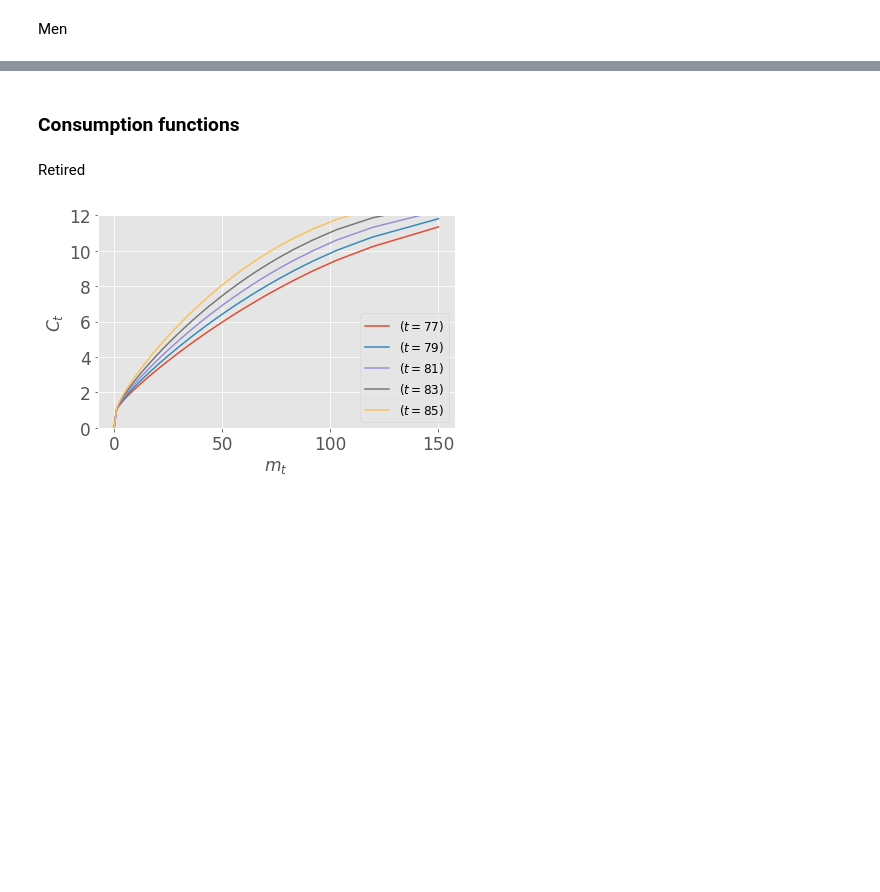
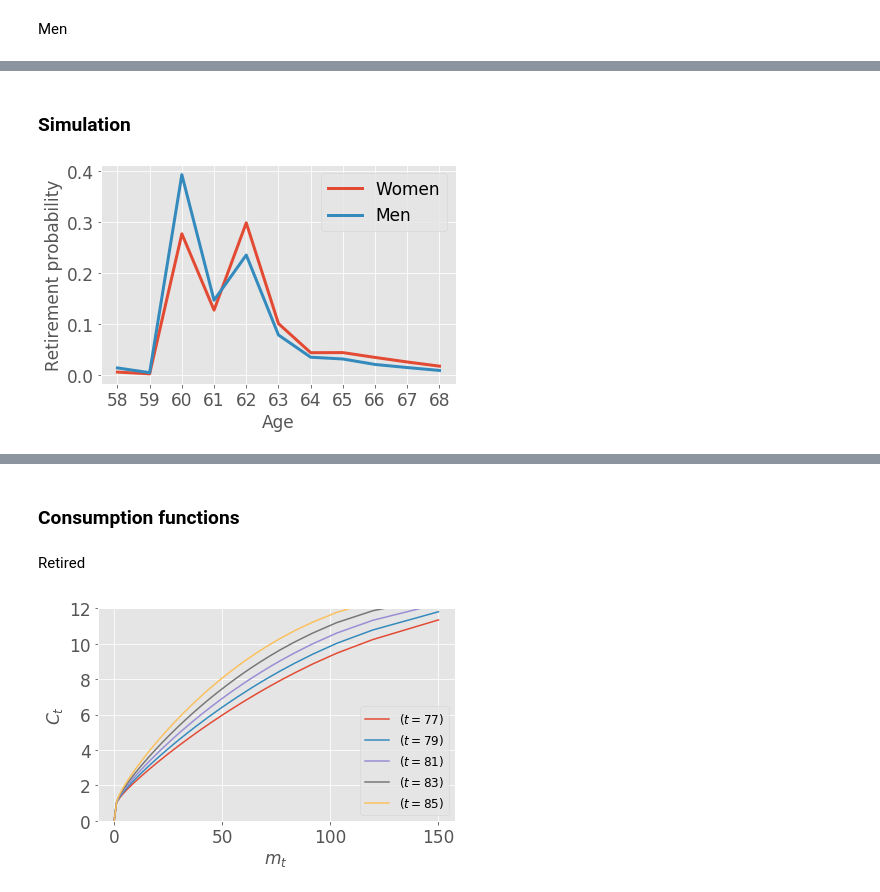
Before and after one commit to mathiassunesen/Speciale_retirement, a Jupyter notebook: Main/Singles.ipynb, the cells around one changed output, grey strips where cells are left out. Drawn from its saved outputs; the diff is of its cells as text; code cells hidden in the pictures; blank space fills up the shorter version.

```diff
--- a/Main/Singles.ipynb
+++ b/Main/Singles.ipynb
@@ -74,0 +75,13 @@ figs.MyPlot(G,linewidth=3).savefig('figs/Model/Single_ChoiceProb_Men.png')
+# %% [markdown]
+### Simulation
+# %%
+def rename_gender(G_lst):
+    G_lst[0]['label'] = ['Women']
+    G_lst[1]['label'] = ['Men']
+# %%
+Gw = figs.retirement_probs(Single,MA=[0])
+Gm = figs.retirement_probs(Single,MA=[1])
+rename_gender([Gw,Gm])
+figs.MyPlot([Gw,Gm],linewidth=3).savefig('figs/Model/SimSingleProbs')
+# %% [output]
+[figure, added]
```
Also changed, not shown: parts of 13 cells of this notebook, 41 other files.
